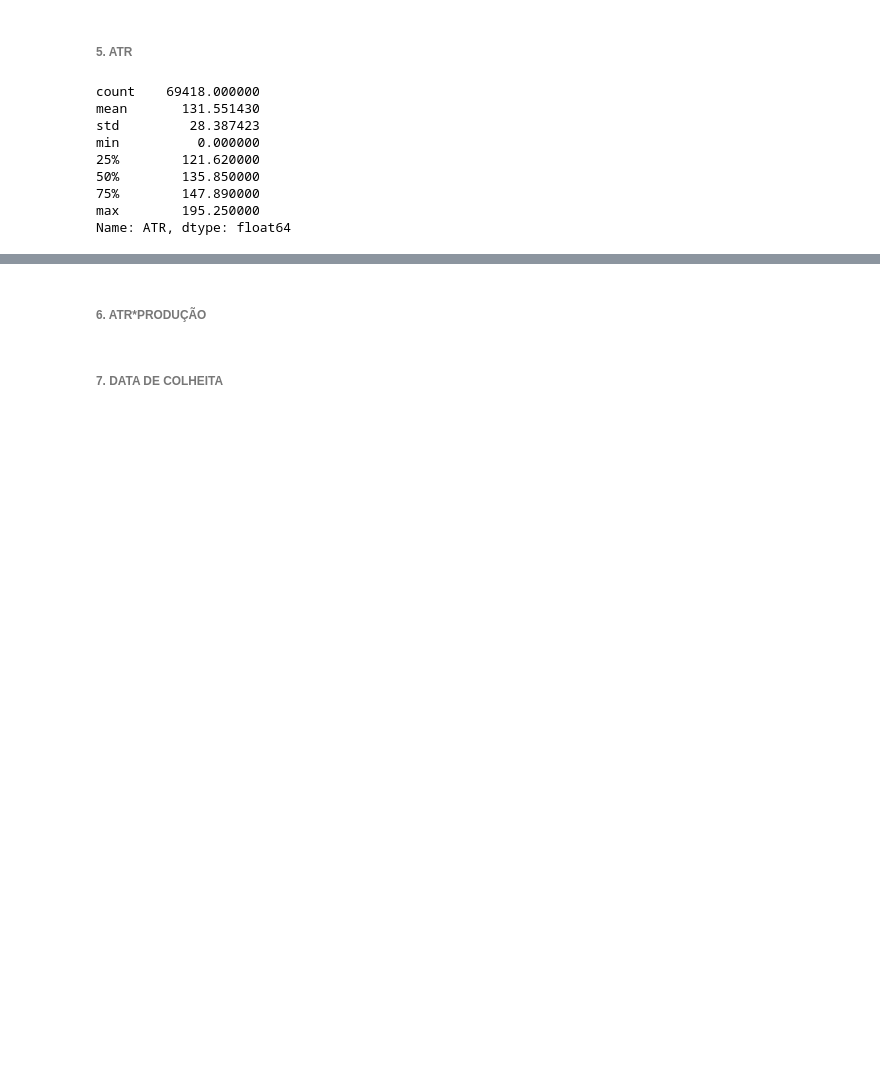
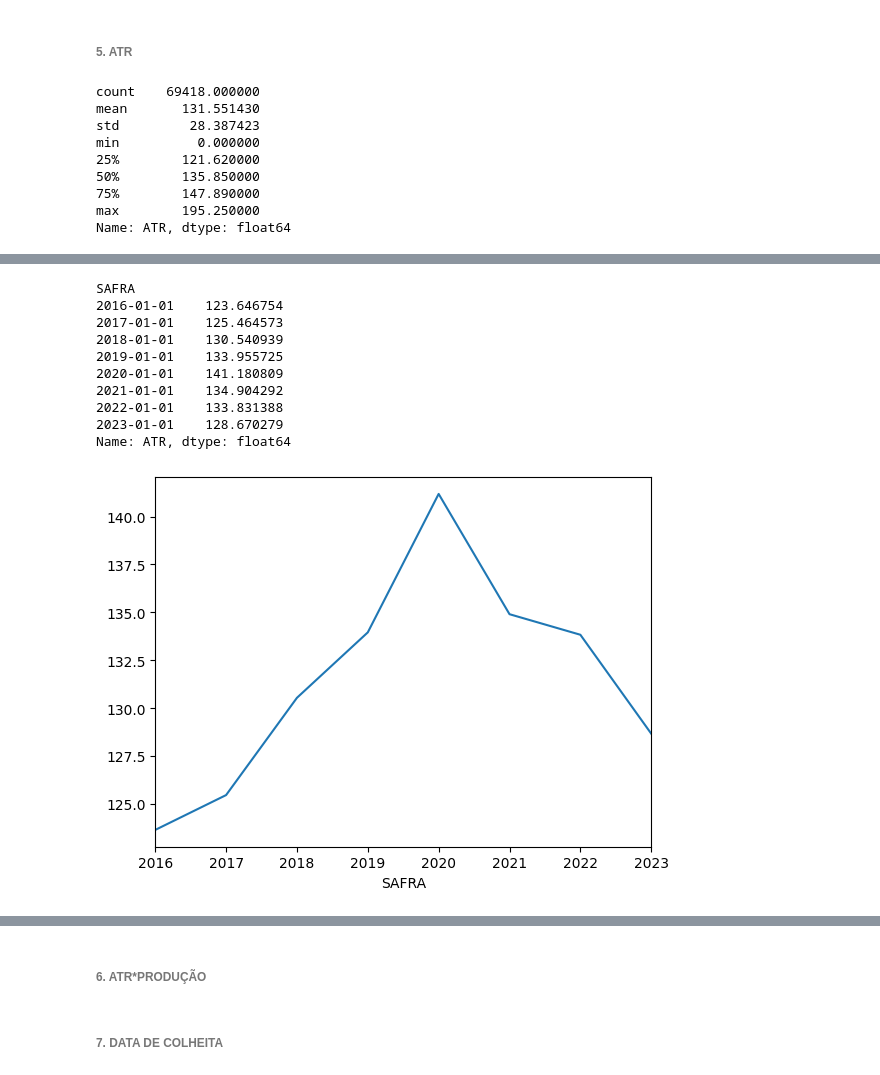
Before and after one commit to fernandovieira1/Analise-Dados-Cana, a Jupyter notebook: analise_cana.ipynb, the cells around one changed output, grey strips where cells are left out. Cells and saved outputs as stored; diff of their text form; code cells hidden in the pictures; blank space fills up the shorter version.

```diff
--- a/analise_cana.ipynb
+++ b/analise_cana.ipynb
@@ -723,0 +753,15 @@ Name: ATR, dtype: float64
+# %%
+df.groupby('SAFRA')['ATR'].mean().plot()
+df.groupby('SAFRA')['ATR'].mean()
+# %% [output]
+SAFRA
+2016-01-01    123.646754
+2017-01-01    125.464573
+2018-01-01    130.540939
+2019-01-01    133.955725
+2020-01-01    141.180809
+2021-01-01    134.904292
+2022-01-01    133.831388
+2023-01-01    128.670279
+Name: ATR, dtype: float64
+[figure, added]
```
Also changed, not shown: parts of 13 cells of this notebook.
